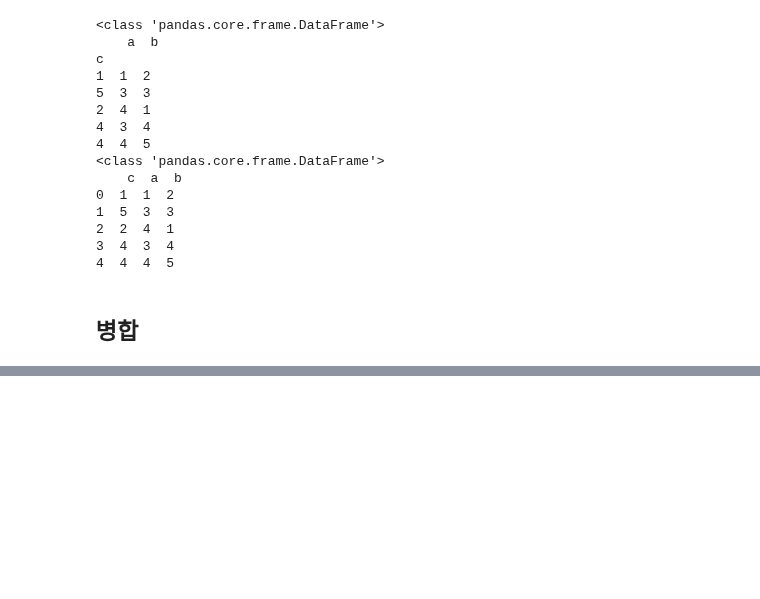
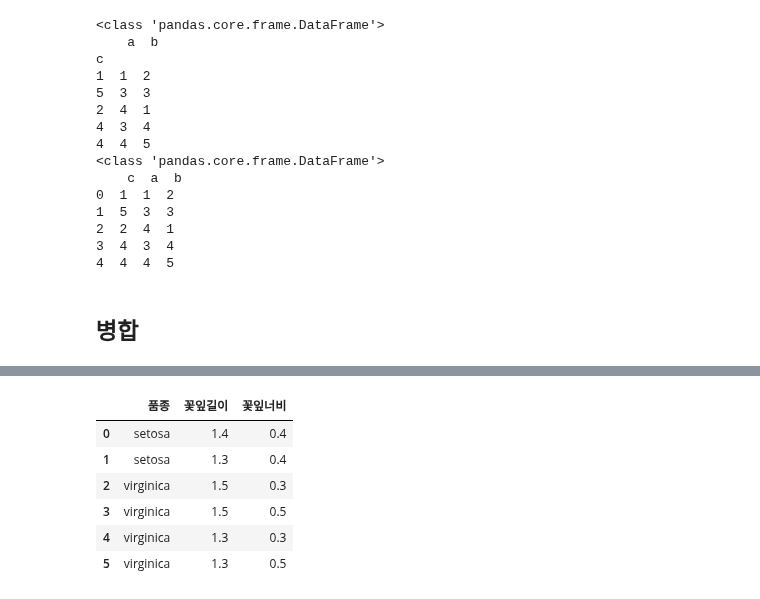
Before and after one commit to fss1208/study_python, a Jupyter notebook: 20251126_pandas_datafrmae.ipynb, the cells around one changed output, grey strips where cells are left out. Cells and saved outputs as stored; diff of their text form; code cells hidden in the pictures; blank space fills up the shorter version.

```diff
--- a/20251126_pandas_datafrmae.ipynb
+++ b/20251126_pandas_datafrmae.ipynb
@@ -1452,0 +1567,21 @@ df = pd.DataFrame(data_dict, columns=['고객번호', '이름'])
+# %%
+# [setosa] df1:(1.4, 1.3), df2:(0.4)
+# [versicolor] df1 2개 x df2 2개 = 4개로 생성
+df1 = pd.DataFrame({
+    '품종': ['setosa', 'setosa', 'virginica', 'virginica'],
+    '꽃잎길이': [1.4, 1.3, 1.5, 1.3]
+}, columns=['품종', '꽃잎길이'])
+df2 = pd.DataFrame({
+    '품종': ['setosa', 'virginica', 'virginica', 'ersicolor'],
+    '꽃잎너비': [0.4, 0.3, 0.5, 0.3]
+}, columns=['품종', '꽃잎너비'])
+temp = pd.merge(df1, df2) # on='품종', how='inner'
+temp
+# %% [output]
+|  | 품종 | 꽃잎길이 | 꽃잎너비 |
+| 0 | setosa | 1.4 | 0.4 |
+| 1 | setosa | 1.3 | 0.4 |
+| 2 | virginica | 1.5 | 0.3 |
+| 3 | virginica | 1.5 | 0.5 |
+| 4 | virginica | 1.3 | 0.3 |
+| 5 | virginica | 1.3 | 0.5 |
```
Also changed, not shown: parts of 34 cells of this notebook.
